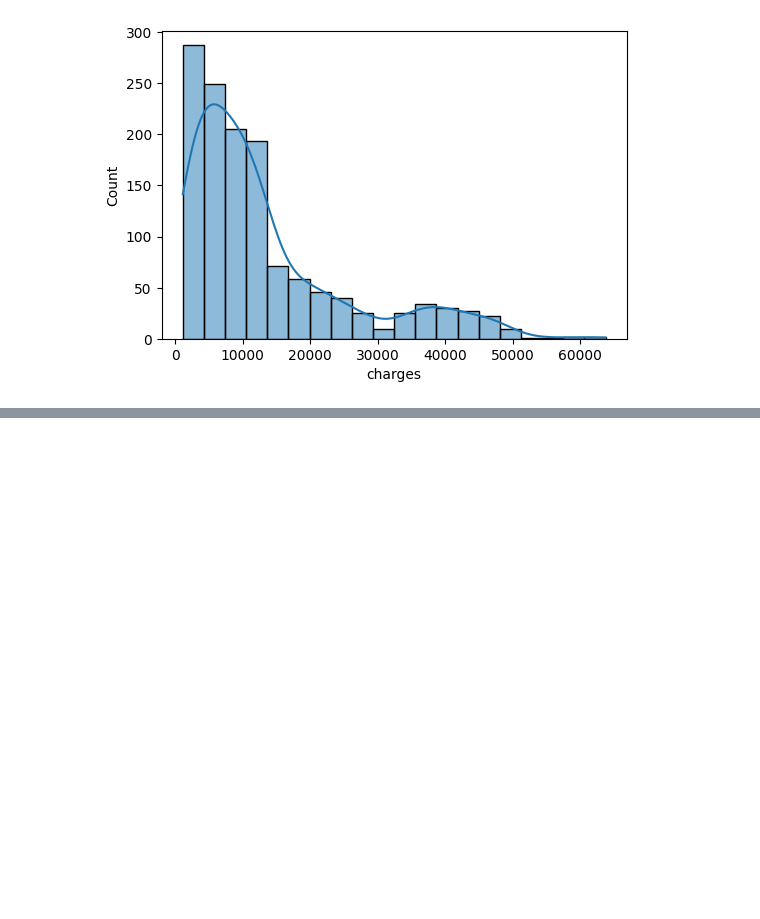
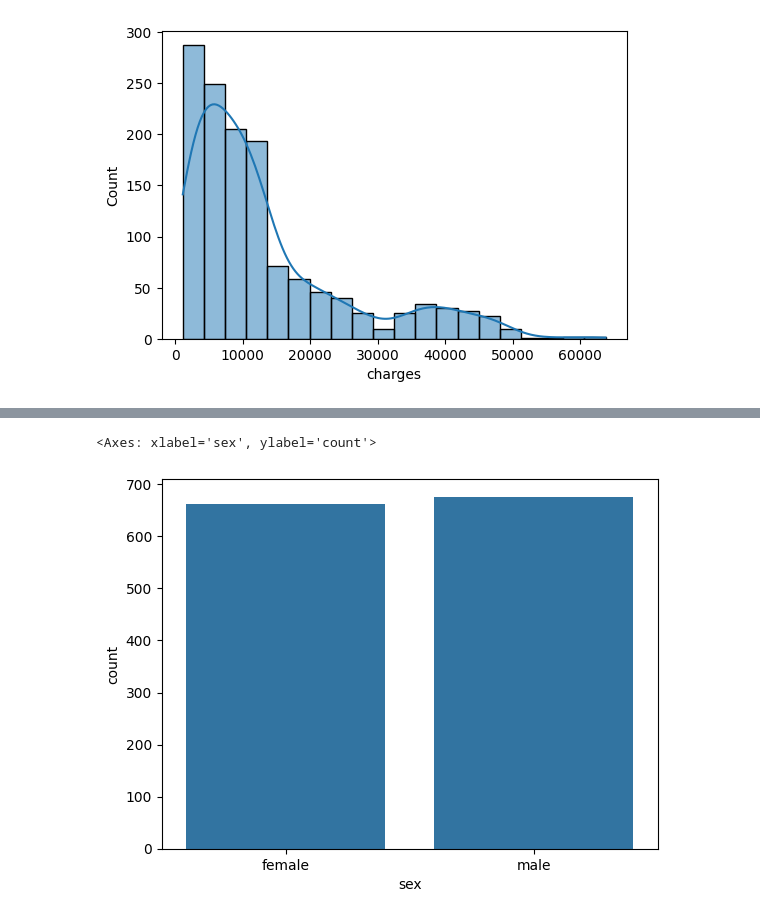
Before and after one commit to nabin12468/ML-WORK, a Jupyter notebook: DataAnalysis.ipynb, the cells around one changed output, grey strips where cells are left out. Drawn from its saved outputs; the diff is of its cells as text; code cells hidden in the pictures; blank space fills up the shorter version.

```diff
--- a/DataAnalysis.ipynb
+++ b/DataAnalysis.ipynb
@@ -100,0 +101,5 @@ sns.countplot(df['children'])
+# %%
+sns.countplot(x = df['sex'])
+# %% [output]
+<Axes: xlabel='sex', ylabel='count'>
+[figure, added]
```
Also changed, not shown: parts of 26 cells of this notebook.
